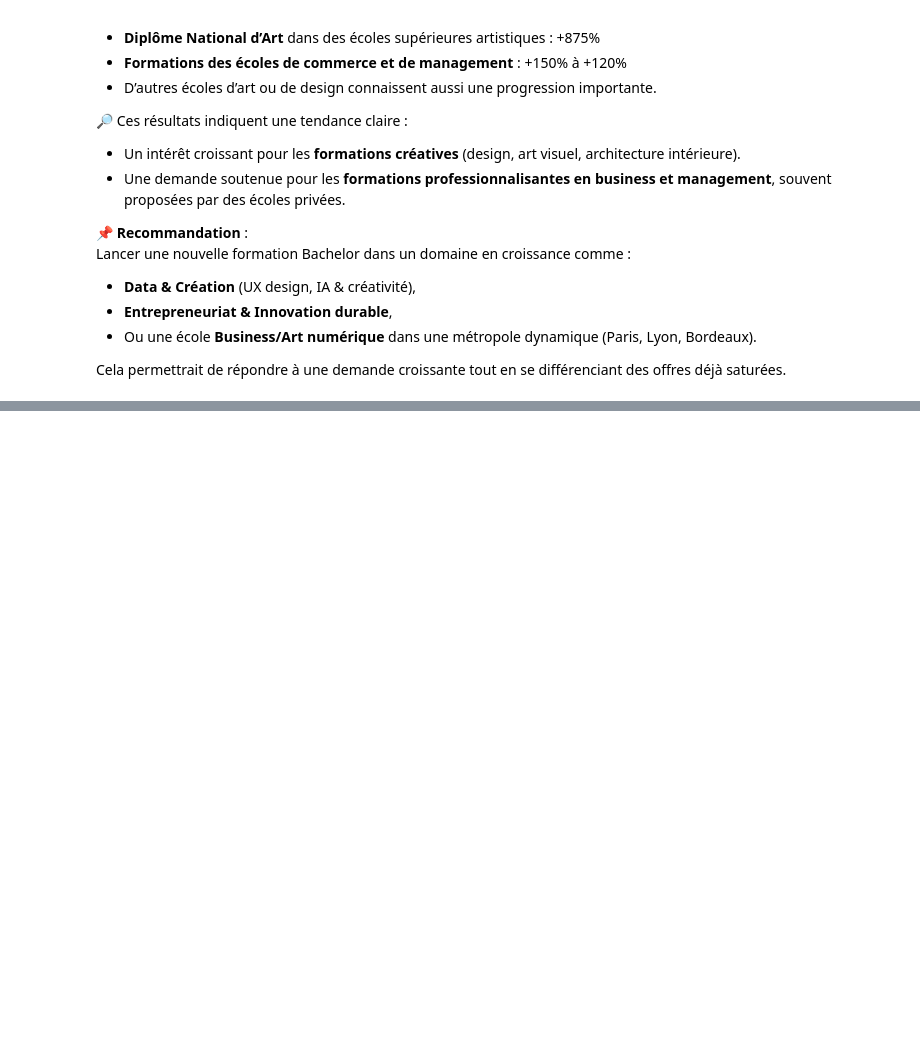
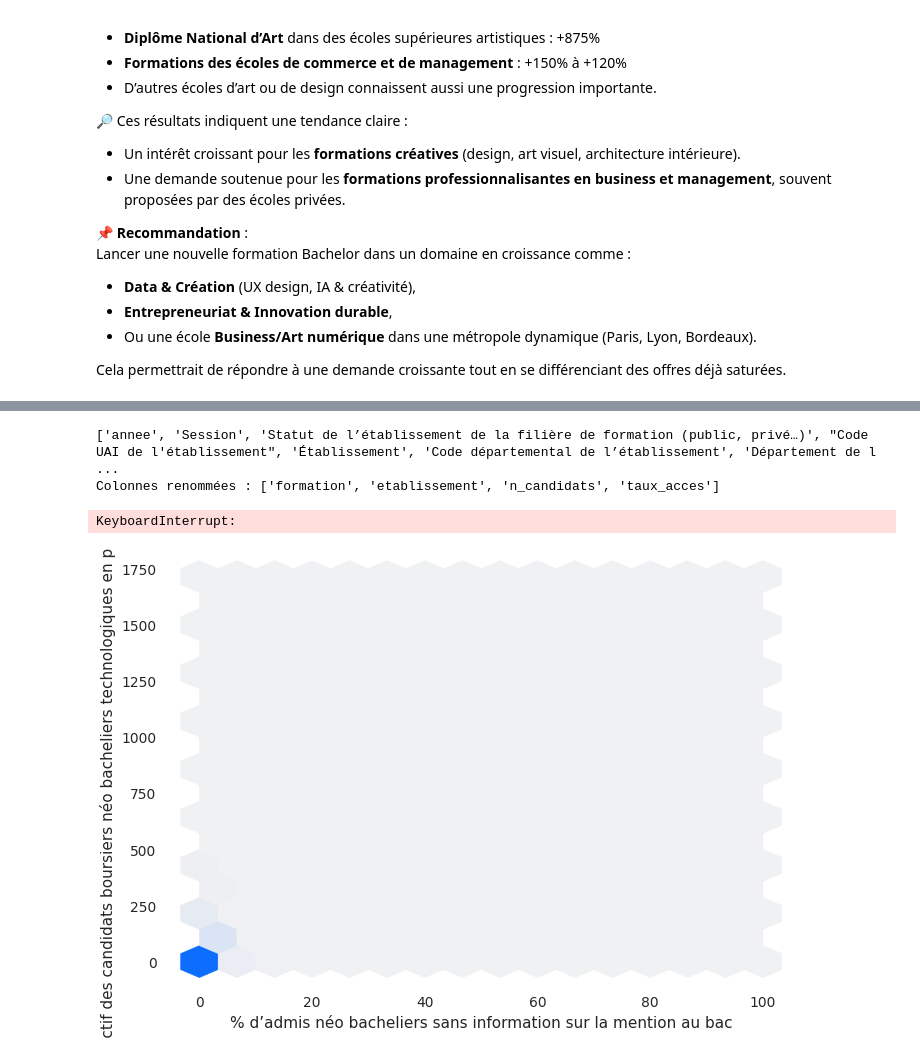
Before and after one commit to noa-kassabi/Bdd-parcoursup, a Jupyter notebook: Data.ipynb, the cells around one changed output, grey strips where cells are left out. Saved outputs shown, nothing was run; the diff lists cells and outputs as text; code cells hidden in the pictures; blank space fills up the shorter version.

```diff
--- a/Data.ipynb
+++ b/Data.ipynb
@@ -541,0 +586,28 @@ Cela permettrait de répondre à une demande croissante tout en se différencian
+# %%
+# %%
+# Afficher colonnes actuelles
+print(df_all.columns.tolist())
+
+# Table de renommage
+rename_map = {
+    'Filière de formation':            'formation',
+    'Établissement':                   'etablissement',
+    'Effectif total des candidats pour une formation': 'n_candidats',
+    'Taux d’accès':                    'taux_acces',
+    'Nombre de places offertes':       'n_places',
+    'Nombre d’inscrits':               'inscrits'
+}
+df_all.rename(columns=rename_map, inplace=True)
+print("Colonnes renommées :", [c for c in rename_map.values() if c in df_all.columns])
+# %% [output]
+['annee', 'Session', 'Statut de l’établissement de la filière de formation (public, privé…)', "Code UAI de l'établissement", 'Établissement', 'Code départemental de l’établissement', 'Département de l ...
+Colonnes renommées : ['formation', 'etablissement', 'n_candidats', 'taux_acces']
+# %%
+from ydata_profiling import ProfileReport
+import pandas as pd
+
+rapport= ProfileReport(df_merged)
+rapport.to_file("rapport.html")
+# %% [output]
+KeyboardInterrupt:
+[figure, added]
```
Also changed, not shown: parts of 4 cells of this notebook, 1 other file.
